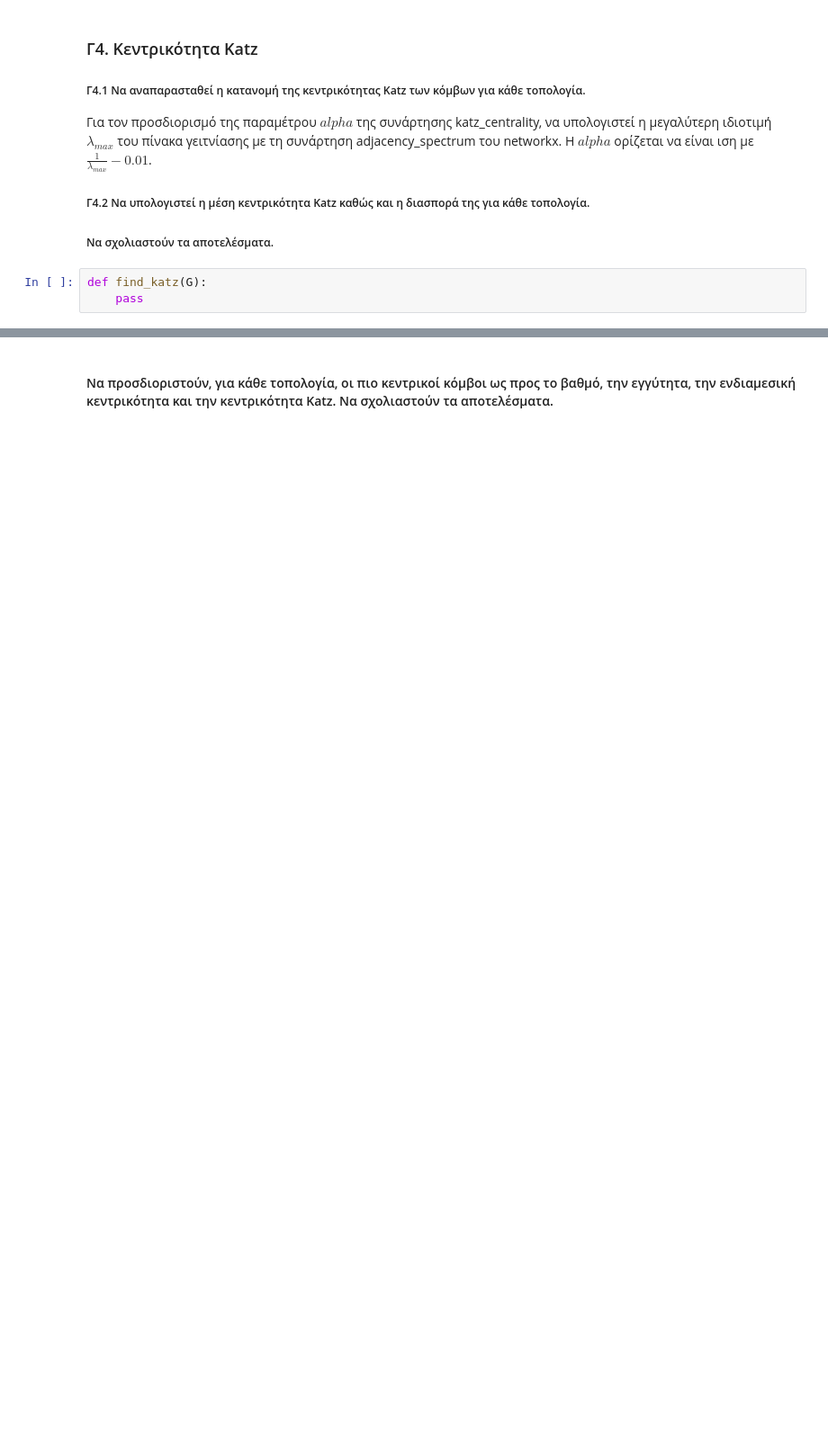
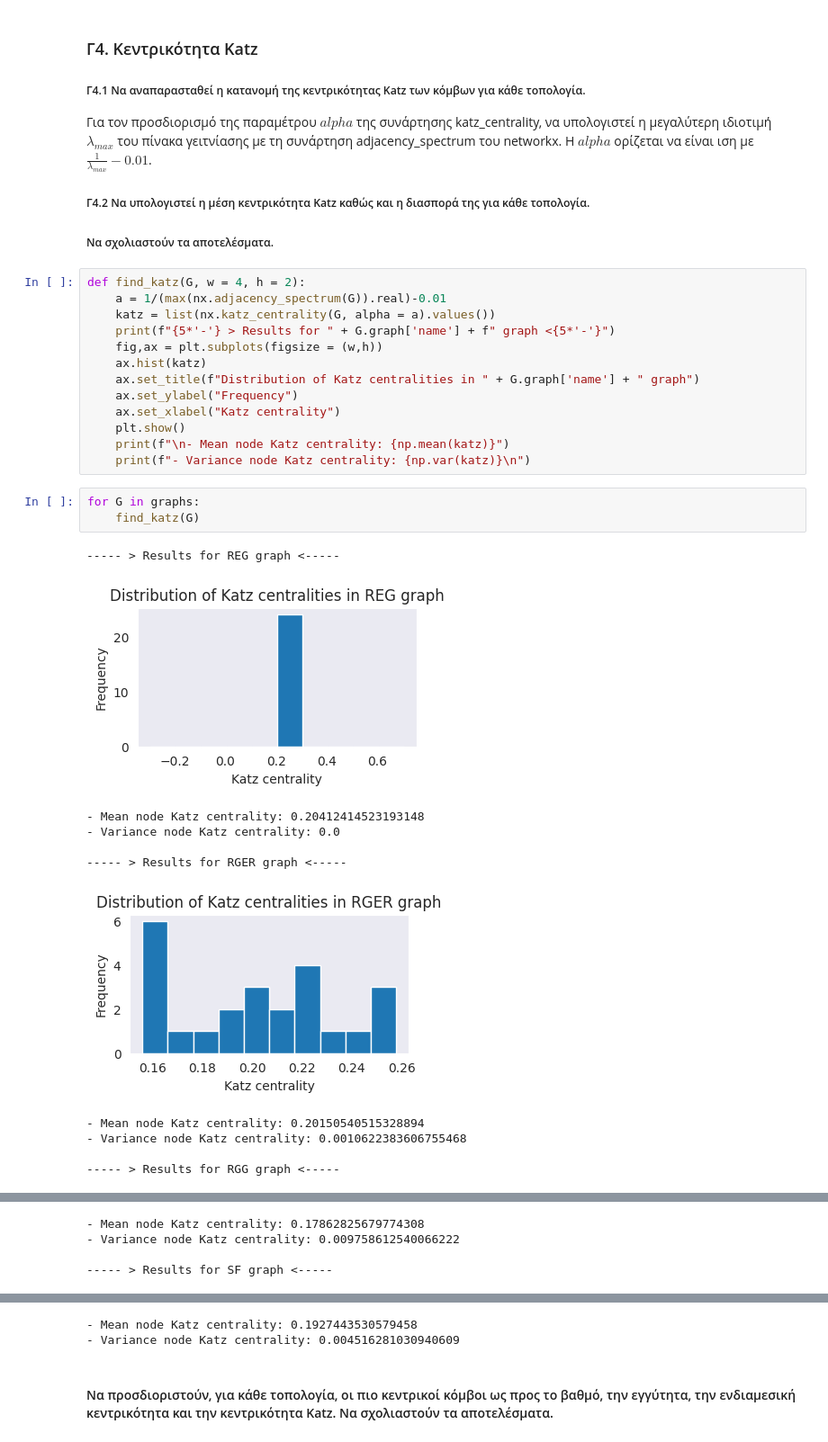
Before and after one commit to ChrisNick92/SocialNetworkAnalysis, a Jupyter notebook: project1/christosnikou_03400146.ipynb, the cells around one changed output, grey strips where cells are left out. Shown at 90% size. Drawn from its saved outputs; the diff is of its cells as text; blank space fills up the shorter version.

```diff
--- a/project1/christosnikou_03400146.ipynb
+++ b/project1/christosnikou_03400146.ipynb
@@ -431,6 +588,31 @@ def find_betweenness(G):
 H $alpha$ ορίζεται να είναι ιση με $\frac{1}{λ_{max}}-0.01$.
 ##### Γ4.2 Να υπολογιστεί η μέση  κεντρικότητα Katz  καθώς και η διασπορά της για κάθε τοπολογία.
 ##### Να σχολιαστούν τα αποτελέσματα.
-# %%
-def find_katz(G):
-    pass
+# %%
+def find_katz(G, w = 4, h = 2):
+    a = 1/(max(nx.adjacency_spectrum(G)).real)-0.01
+    katz = list(nx.katz_centrality(G, alpha = a).values())
+    print(f"{5*'-'} > Results for " + G.graph['name'] + f" graph <{5*'-'}")
+    fig,ax = plt.subplots(figsize = (w,h))
+    ax.hist(katz)
+    ax.set_title(f"Distribution of Katz centralities in " + G.graph['name'] + " graph")
+    ax.set_ylabel("Frequency")
+    ax.set_xlabel("Katz centrality")
+    plt.show()
+    print(f"\n- Mean node Katz centrality: {np.mean(katz)}")
+    print(f"- Variance node Katz centrality: {np.var(katz)}\n")
+# %%
+for G in graphs:
+    find_katz(G)
+# %% [output]
+----- > Results for REG graph <-----
+[figure, added]
+- Mean node Katz centrality: 0.20412414523193148
+- Variance node Katz centrality: 0.0
+
+----- > Results for RGER graph <-----
+[figure, added]
+- Mean node Katz centrality: 0.20150540515328894
+- Variance node Katz centrality: 0.0010622383606755468
+
+----- > Results for RGG graph <-----
@@ -436,0 +620,4 @@ def find_katz(G):
+- Mean node Katz centrality: 0.17862825679774308
+- Variance node Katz centrality: 0.009758612540066222
+
+----- > Results for SF graph <-----
@@ -437,2 +630,4 @@ def find_katz(G):
+- Mean node Katz centrality: 0.1927443530579458
+- Variance node Katz centrality: 0.004516281030940609
 # %% [markdown]
 #### Να προσδιοριστούν, για κάθε τοπολογία, οι πιο κεντρικοί κόμβοι ως προς το βαθμό, την εγγύτητα, την ενδιαμεσική κεντρικότητα και την κεντρικότητα Katz. Να σχολιαστούν τα αποτελέσματα.
```
Also changed, not shown: parts of 19 cells of this notebook.
